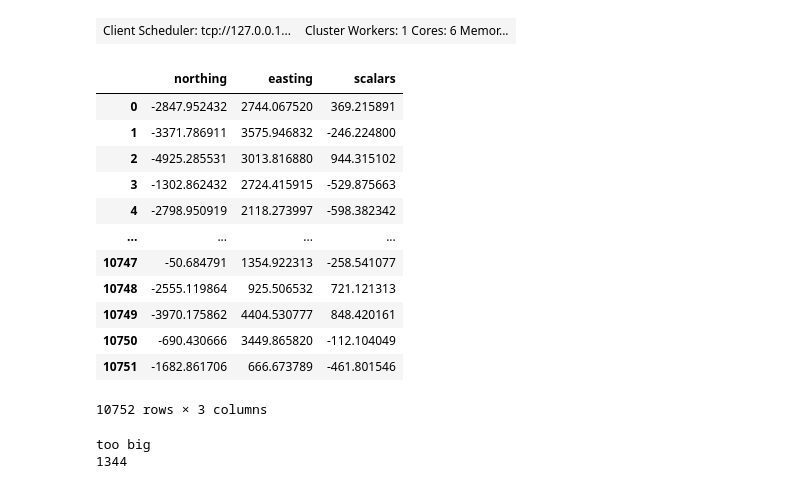
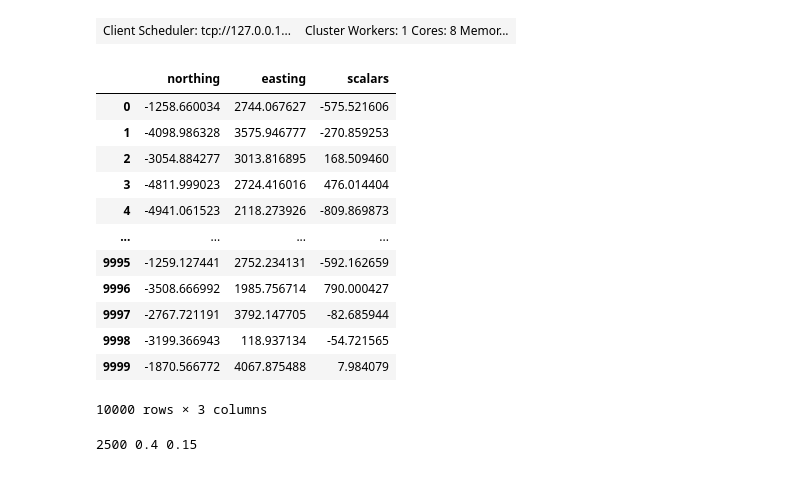
Before and after one commit to nikitaboyko/verde, a Jupyter notebook: dask-experiments.ipynb, the cells around one changed output. Drawn from its saved outputs; the diff is of its cells as text; code cells hidden in the pictures.

```diff
--- a/dask-experiments.ipynb
+++ b/dask-experiments.ipynb
@@ -8,31 +10,31 @@ from dask.distributed import Client, LocalCluster
 import verde as vd
 # %%
 client = Client(
-    LocalCluster(n_workers=1, threads_per_worker=6, memory_limit="120Gb")
+    LocalCluster(n_workers=1, threads_per_worker=8, memory_limit="8Gb")
 )
 client
 # %% [output]
-| Client Scheduler: tcp://127.0.0.1... | Cluster Workers: 1 Cores: 6 Memor... |
+| Client Scheduler: tcp://127.0.0.1... | Cluster Workers: 1 Cores: 8 Memor... |
 # %%
-data = vd.datasets.CheckerBoard().scatter(size=10752)
+data = vd.datasets.CheckerBoard().scatter(size=10_000).astype("float32")
 east, north = data.easting.values, data.northing.values
 coordinates = (east, north)
-d = data.scalars + np.random.normal(scale=1, size=data.shape[0])
+d = data.scalars# + np.random.normal(scale=1, size=data.shape[0])
 data
 # %% [output]
 |  | northing | easting | scalars |
-| 0 | -2847.952432 | 2744.067520 | 369.215891 |
-| 1 | -3371.786911 | 3575.946832 | -246.224800 |
-| 2 | -4925.285531 | 3013.816880 | 944.315102 |
-| 3 | -1302.862432 | 2724.415915 | -529.875663 |
-| 4 | -2798.950919 | 2118.273997 | -598.382342 |
+| 0 | -1258.660034 | 2744.067627 | -575.521606 |
+| 1 | -4098.986328 | 3575.946777 | -270.859253 |
+| 2 | -3054.884277 | 3013.816895 | 168.509460 |
+| 3 | -4811.999023 | 2724.416016 | 476.014404 |
+| 4 | -4941.061523 | 2118.273926 | -809.869873 |
 | ... | ... | ... | ... |
-| 10747 | -50.684791 | 1354.922313 | -258.541077 |
-| 10748 | -2555.119864 | 925.506532 | 721.121313 |
-| 10749 | -3970.175862 | 4404.530777 | 848.420161 |
-| 10750 | -690.430666 | 3449.865820 | -112.104049 |
-| 10751 | -1682.861706 | 666.673789 | -461.801546 |
+| 9995 | -1259.127441 | 2752.234131 | -592.162659 |
+| 9996 | -3508.666992 | 1985.756714 | 790.000427 |
+| 9997 | -2767.721191 | 3792.147705 | -82.685944 |
+| 9998 | -3199.366943 | 118.937134 | -54.721565 |
+| 9999 | -1870.566772 | 4067.875488 | 7.984079 |
-10752 rows × 3 columns
+10000 rows × 3 columns
 # %%
 def scale(x):
     scale_ = np.nanstd(x, axis=0)
@@ -52,15 +54,15 @@ def skinny_chunk(size, chunk):
     c = size*chunk//chunk**2
     return (size, size//c)
 # %%
-mindist = 100e3
-damp = 1e-3
+mindist = 1e3
+damp = 1e0
 size = d.size
-chunk = 1500
-new_chunk = square_chunk(size, chunk)
-#new_chunk = skinny_chunk(size, chunk)
-print(new_chunk)
+chunk = 2500
+#chunk = square_chunk(size, chunk)
+memory = 4*size**2/1e9
+memory_chunks = 6*4*chunk**2/1e9
+print(chunk, memory, memory_chunks)
 # %% [output]
-too big
-1344
+2500 0.4 0.15
 # %%
 %%time
```
Also changed, not shown: parts of 16 cells of this notebook.
